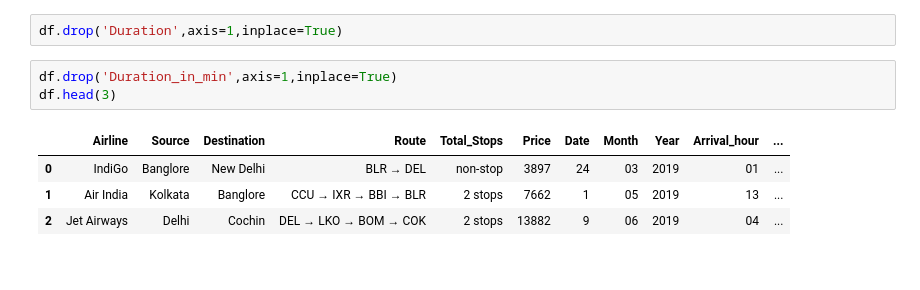
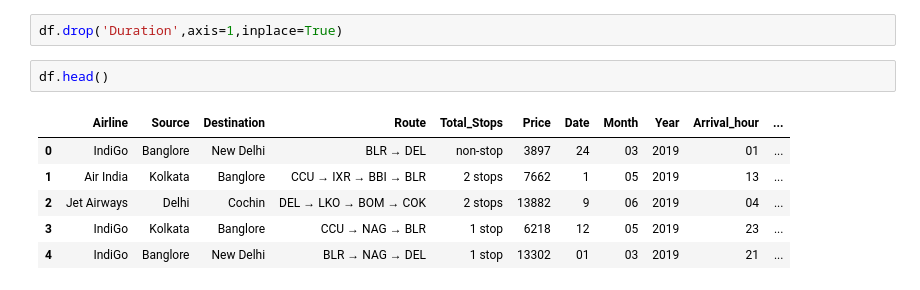
Before and after one commit to infy-dinkar/Data_Analysis, a Jupyter notebook: Notebooks/Flight_EDA.ipynb, the cells around one changed output. Cells and saved outputs as stored; diff of their text form.

```diff
--- a/Notebooks/Flight_EDA.ipynb
+++ b/Notebooks/Flight_EDA.ipynb
@@ -258,11 +258,12 @@ df.head(3)
 | 2 | Jet Airways | Delhi | Cochin | DEL → LKO → BOM → COK | 19h | 2 stops | 13882 | 9 | 06 | 2019 | ... |
 # %%
 df.drop('Duration',axis=1,inplace=True)
-# %%
-df.drop('Duration_in_min',axis=1,inplace=True)
-df.head(3)
-# %% [output]
-|  | Airline | Source | Destination | Route | Total_Stops | Price | Date | Month | Year | Arrival_hour | ... |
-| 0 | IndiGo | Banglore | New Delhi | BLR → DEL | non-stop | 3897 | 24 | 03 | 2019 | 01 | ... |
-| 1 | Air India | Kolkata | Banglore | CCU → IXR → BBI → BLR | 2 stops | 7662 | 1 | 05 | 2019 | 13 | ... |
-| 2 | Jet Airways | Delhi | Cochin | DEL → LKO → BOM → COK | 2 stops | 13882 | 9 | 06 | 2019 | 04 | ... |
+# %%
+df.head()
+# %% [output]
+|  | Airline | Source | Destination | Route | Total_Stops | Price | Date | Month | Year | Arrival_hour | ... |
+| 0 | IndiGo | Banglore | New Delhi | BLR → DEL | non-stop | 3897 | 24 | 03 | 2019 | 01 | ... |
+| 1 | Air India | Kolkata | Banglore | CCU → IXR → BBI → BLR | 2 stops | 7662 | 1 | 05 | 2019 | 13 | ... |
+| 2 | Jet Airways | Delhi | Cochin | DEL → LKO → BOM → COK | 2 stops | 13882 | 9 | 06 | 2019 | 04 | ... |
+| 3 | IndiGo | Kolkata | Banglore | CCU → NAG → BLR | 1 stop | 6218 | 12 | 05 | 2019 | 23 | ... |
+| 4 | IndiGo | Banglore | New Delhi | BLR → NAG → DEL | 1 stop | 13302 | 01 | 03 | 2019 | 21 | ... |
```
Also changed, not shown: parts of 2 cells of this notebook.
